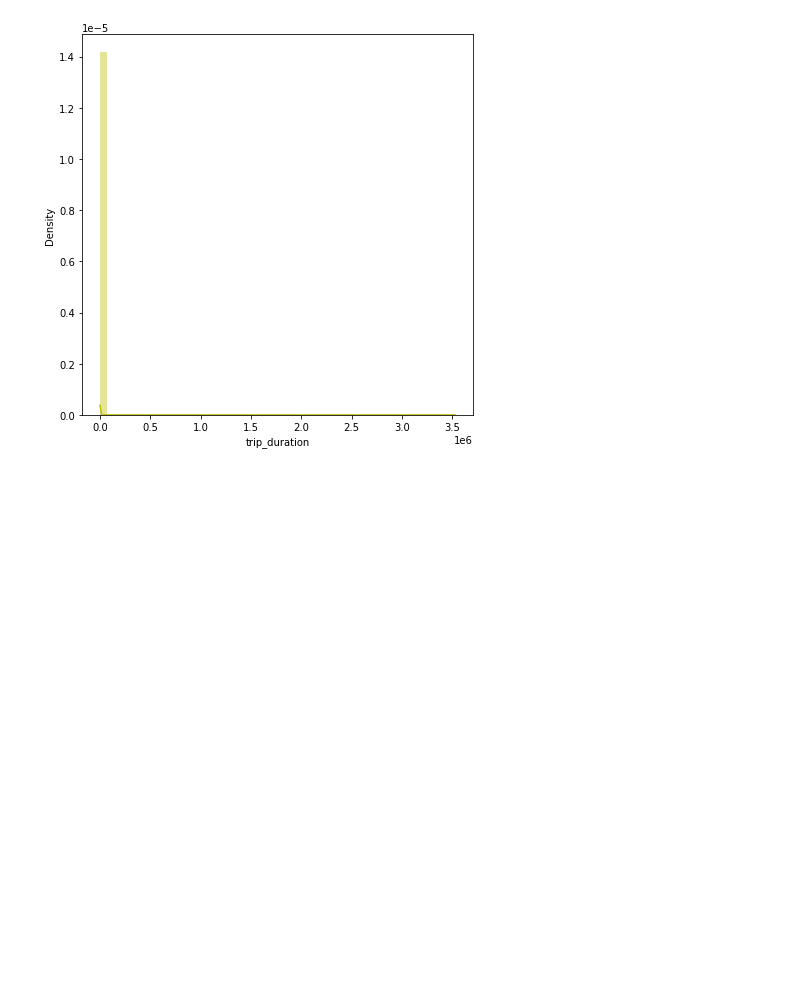
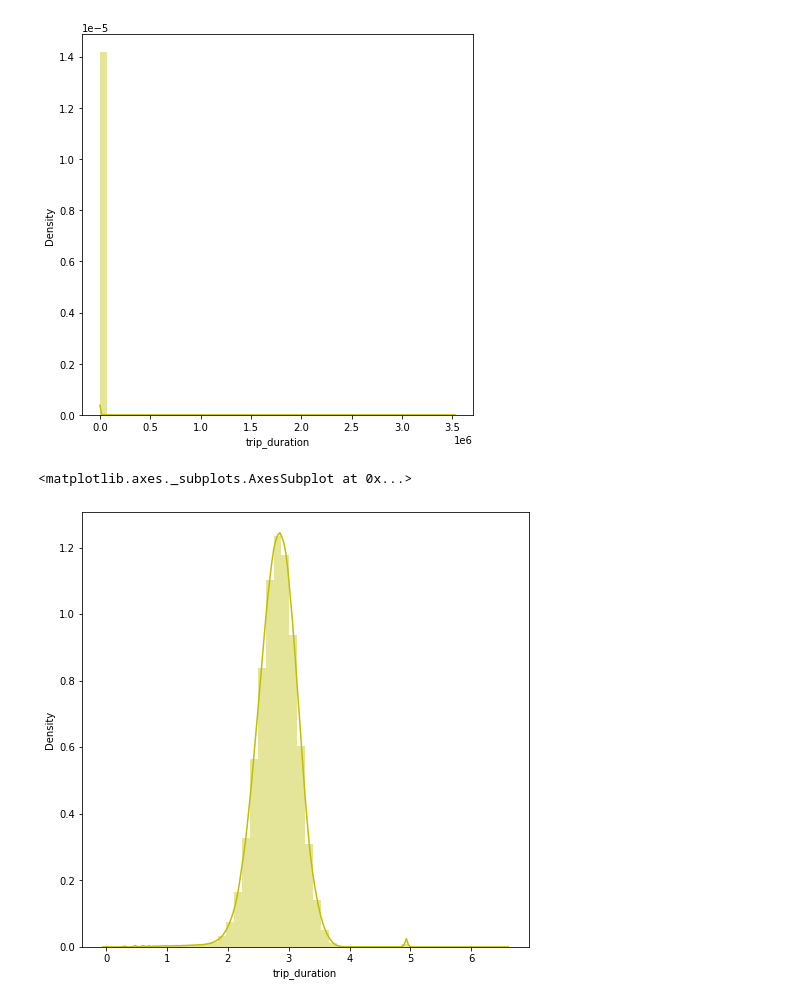
Before and after one commit to rubeshajith/NYC-taxi-trip-time-prediction, a Jupyter notebook: NYC_Taxi_Trip_Time_Prediction_Capstone_Project.ipynb, the cells around one changed output. Drawn from its saved outputs; the diff is of its cells as text; code cells hidden in the pictures; blank space fills up the shorter version.

```diff
--- a/NYC_Taxi_Trip_Time_Prediction_Capstone_Project.ipynb
+++ b/NYC_Taxi_Trip_Time_Prediction_Capstone_Project.ipynb
@@ -40,0 +125,13 @@ df = pd.read_csv("/content/drive/MyDrive/data/project/NYC Taxi Data.csv")
+# %%
+def time_of_the_day(x):
+  if x in range(6,12):
+    return "Morning"
+  elif x in range(12,16):
+    return "Afternoon"
+  elif x in range(16,22):
+    return "Evening"
+  else:
+    return "Night"
+# %%
+df["pickup_time_of_the_day"] = df["pickup_hour"].apply(time_of_the_day)
+df["dropoff_time_of_the_day"] = df["dropoff_hour"].apply(time_of_the_day)
@@ -41,6 +140,19 @@ df = pd.read_csv("/content/drive/MyDrive/data/project/NYC Taxi Data.csv")
+# %%
+def cal_distance(pickup_latitude,pickup_logitude,dropoff_latitude,dropoff_longitude):
+  start_coordinates = (pickup_latitude, pickup_logitude)
+  stop_coordinates = (dropoff_latitude,dropoff_longitude)
+  return great_circle(start_coordinates, stop_coordinates).miles
+# %%
+df["distance"] = df.apply(lambda x : cal_distance(x["pickup_latitude"],x["pickup_longitude"],x["dropoff_latitude"],x["dropoff_longitude"]),axis=1)
 # %%
 plt.figure(figsize=(7,7))
 sns.distplot(df['trip_duration'],color="y")
 # %% [output]
 <matplotlib.axes._subplots.AxesSubplot at 0x...>
 [figure]
+# %%
+plt.figure(figsize= (8,8))
+sns.distplot(np.log10(df.trip_duration), color="y")
+# %% [output]
+<matplotlib.axes._subplots.AxesSubplot at 0x...>
+[figure, added]
```
Also changed, not shown: parts of 20 cells of this notebook.
